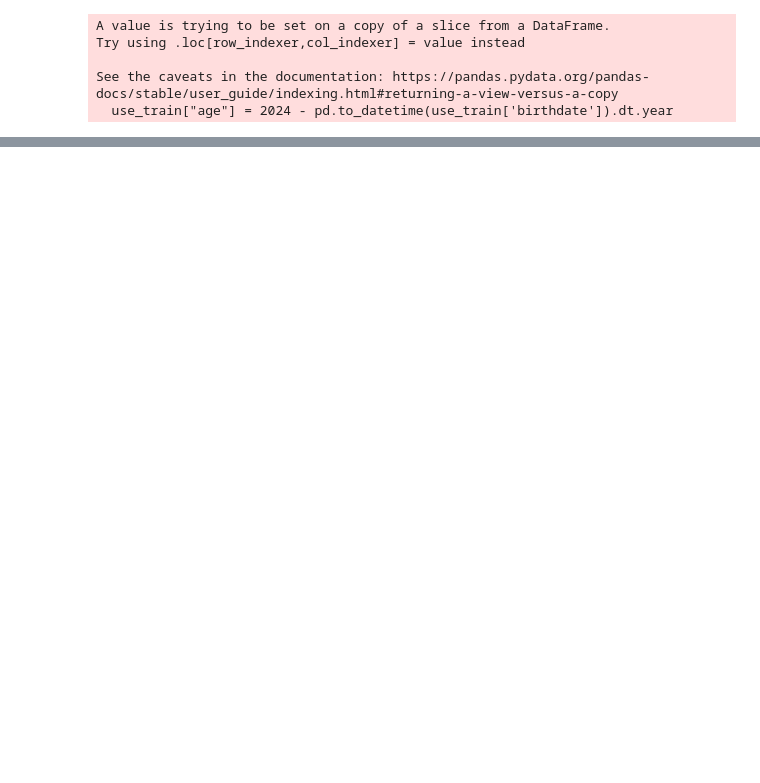
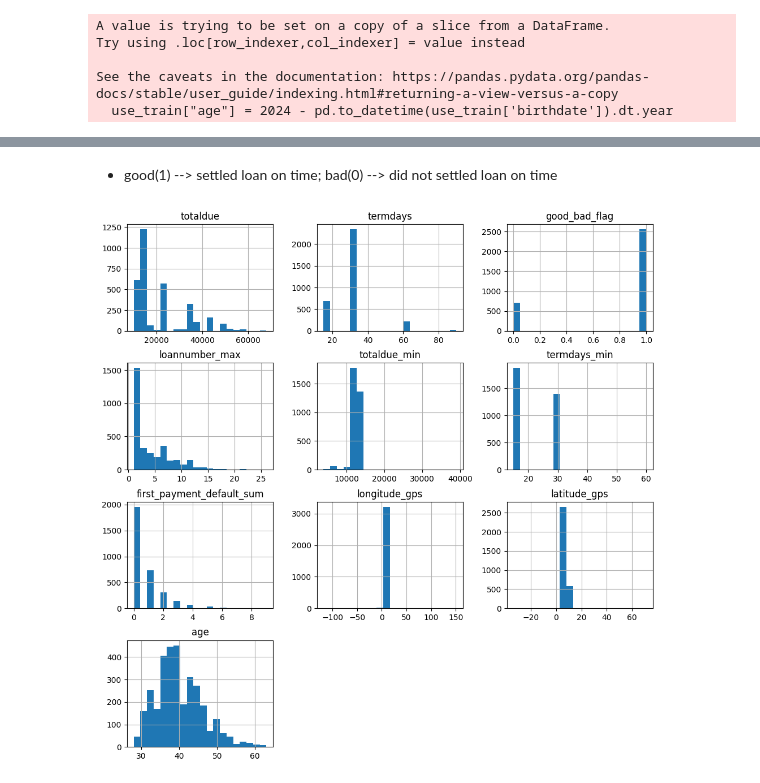
Before and after one commit to F-U-Njoku/loan-default-prediction, a Jupyter notebook: notebook.ipynb, the cells around one changed output, grey strips where cells are left out. Saved outputs shown, nothing was run; the diff lists cells and outputs as text; code cells hidden in the pictures; blank space fills up the shorter version.

```diff
--- a/notebook.ipynb
+++ b/notebook.ipynb
@@ -369,0 +571,7 @@ Name: count, dtype: int64
+# %% [markdown]
+- good(1) --> settled loan on time; bad(0) --> did not settled loan on time
+# %%
+use_train.select_dtypes(include="number").hist(figsize=(12,12),bins=20)
+plt.show()
+# %% [output]
+[figure, added]
```
Also changed, not shown: parts of 130 cells of this notebook, 6 other files.
